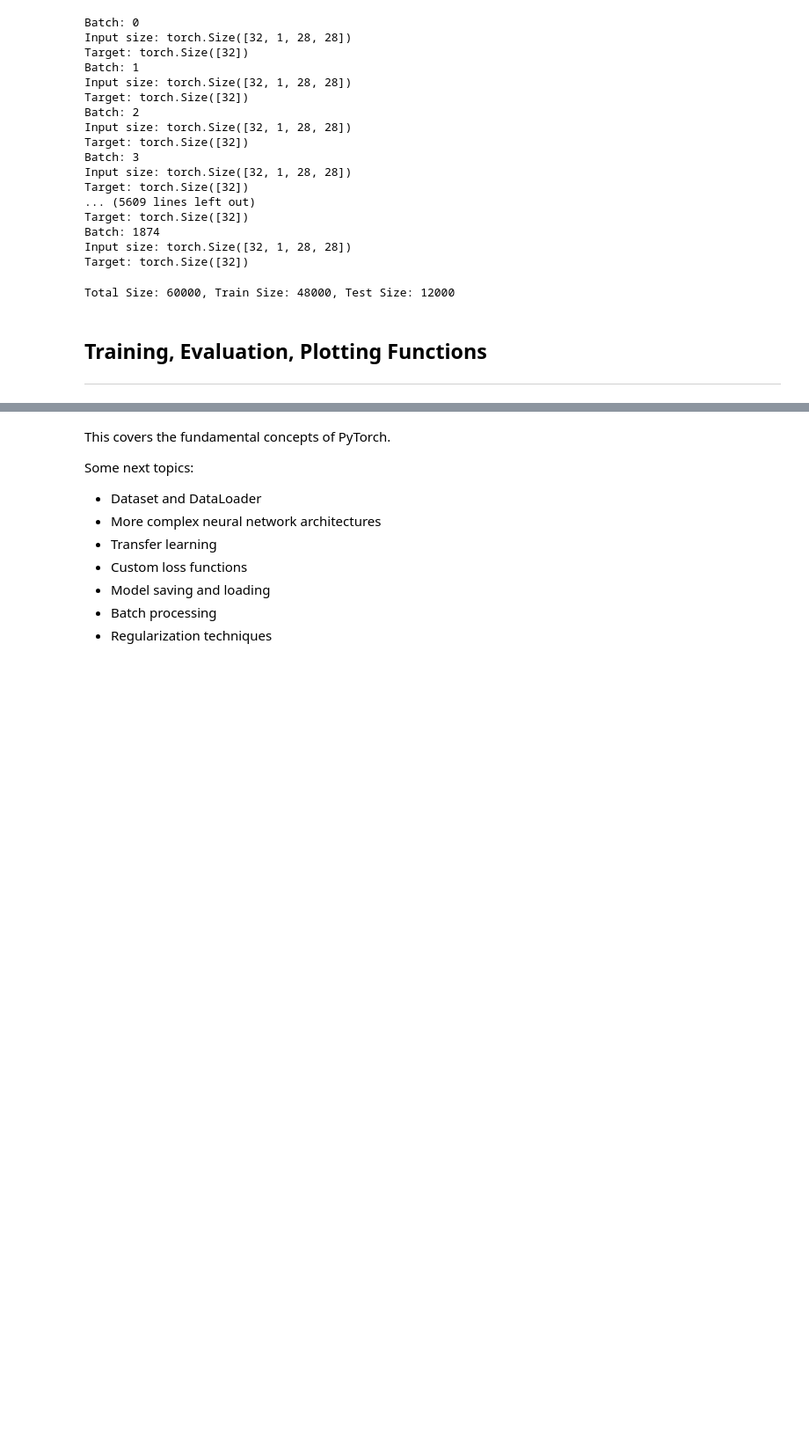
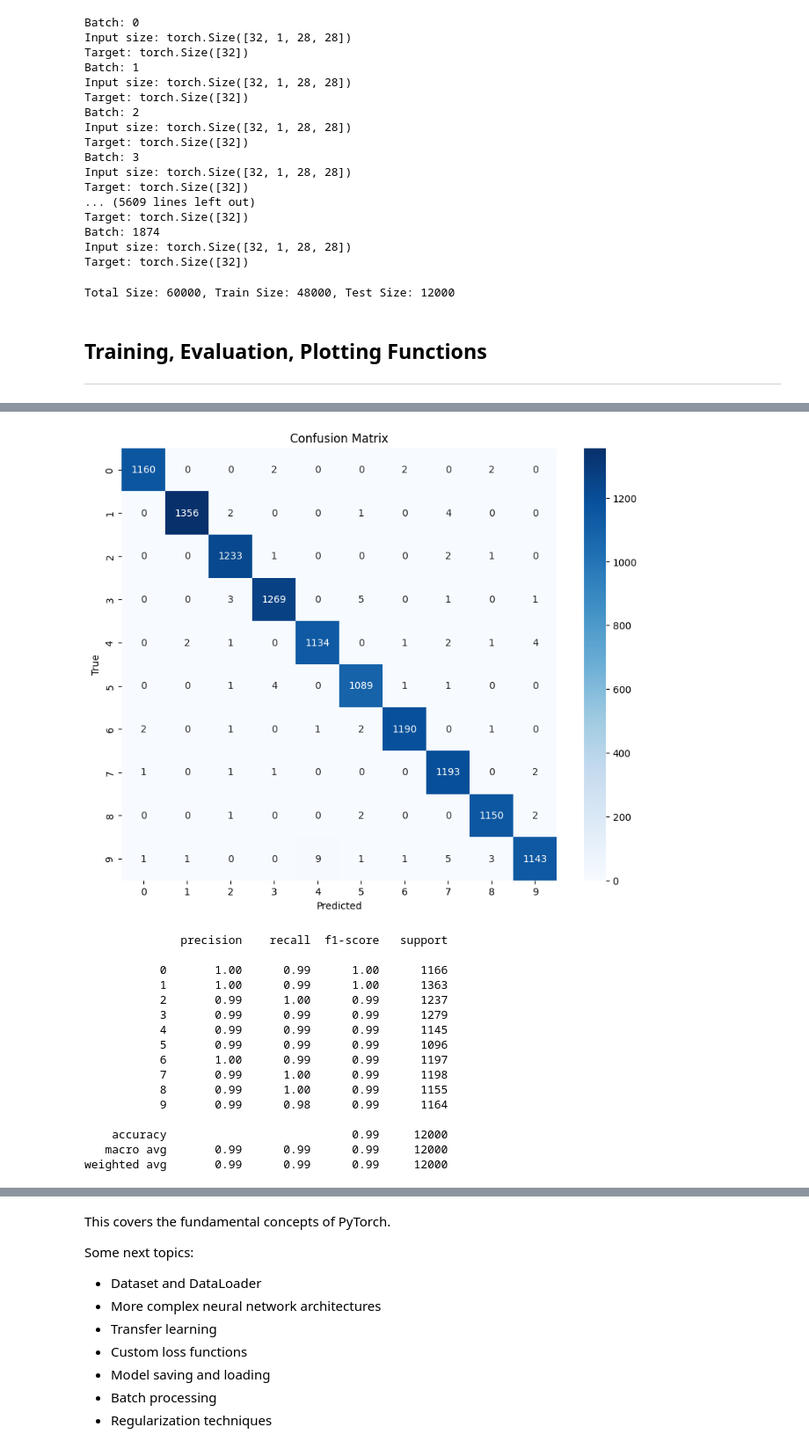
Before and after one commit to pranav-vish/PyTorch-Refresher, a Jupyter notebook: learn.ipynb, the cells around one changed output, grey strips where cells are left out. Shown: that part at 88% size. Saved outputs shown, nothing was run; the diff lists cells and outputs as text; code cells hidden in the pictures; blank space fills up the shorter version.

```diff
--- a/learn.ipynb
+++ b/learn.ipynb
@@ -526,0 +615,22 @@ weighted avg       0.01      0.10      0.02     12000
+# %%
+pred_3, target_3 = evaluate_model(model_3, test_loader, device)
+
+plot_eval_res(pred_3, target_3)
+# %% [output]
+[figure, added]
+              precision    recall  f1-score   support
+
+           0       1.00      0.99      1.00      1166
+           1       1.00      0.99      1.00      1363
+           2       0.99      1.00      0.99      1237
+           3       0.99      0.99      0.99      1279
+           4       0.99      0.99      0.99      1145
+           5       0.99      0.99      0.99      1096
+           6       1.00      0.99      0.99      1197
+           7       0.99      1.00      0.99      1198
+           8       0.99      1.00      0.99      1155
+           9       0.99      0.98      0.99      1164
+
+    accuracy                           0.99     12000
+   macro avg       0.99      0.99      0.99     12000
+weighted avg       0.99      0.99      0.99     12000
```
Also changed, not shown: parts of 29 cells of this notebook.
